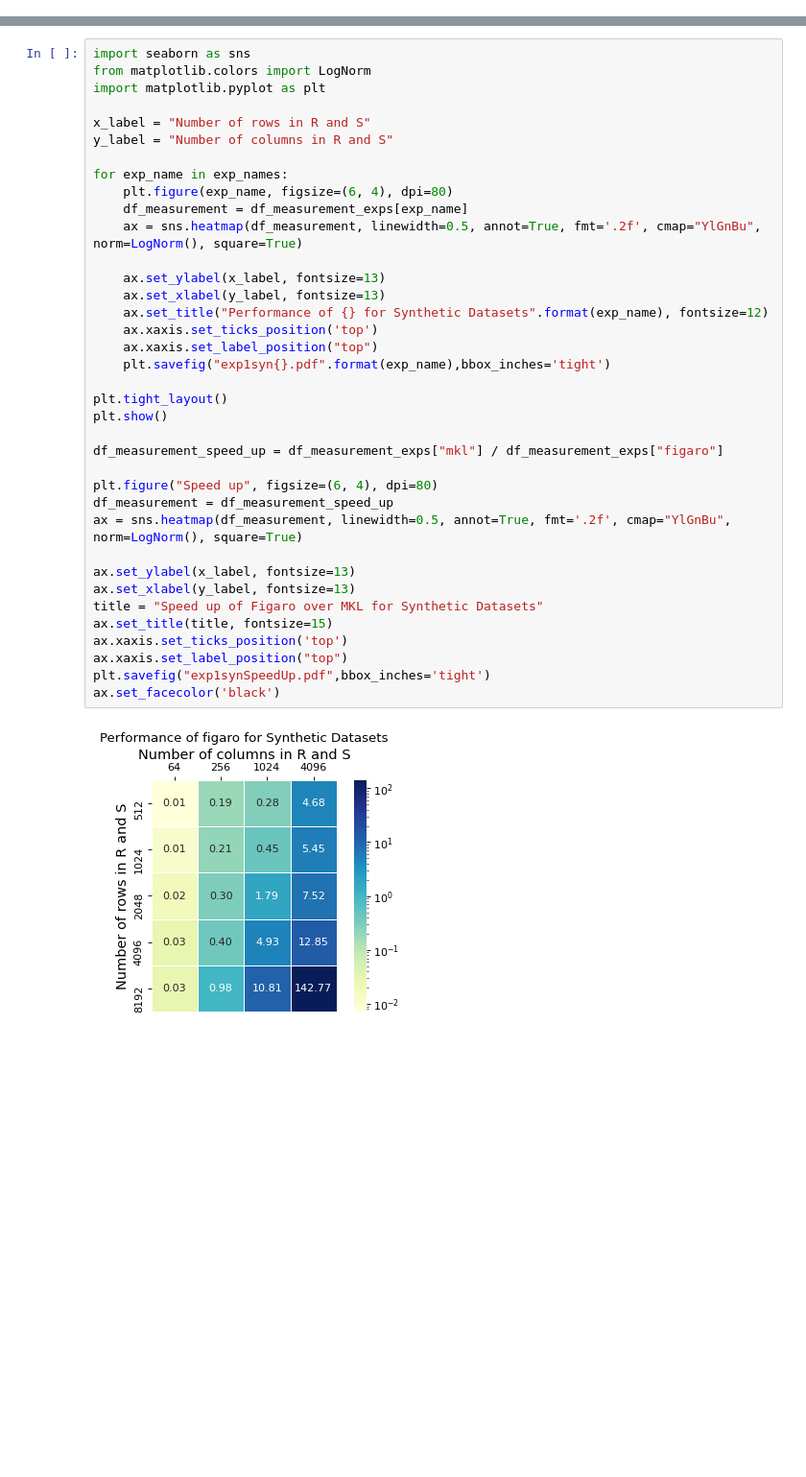
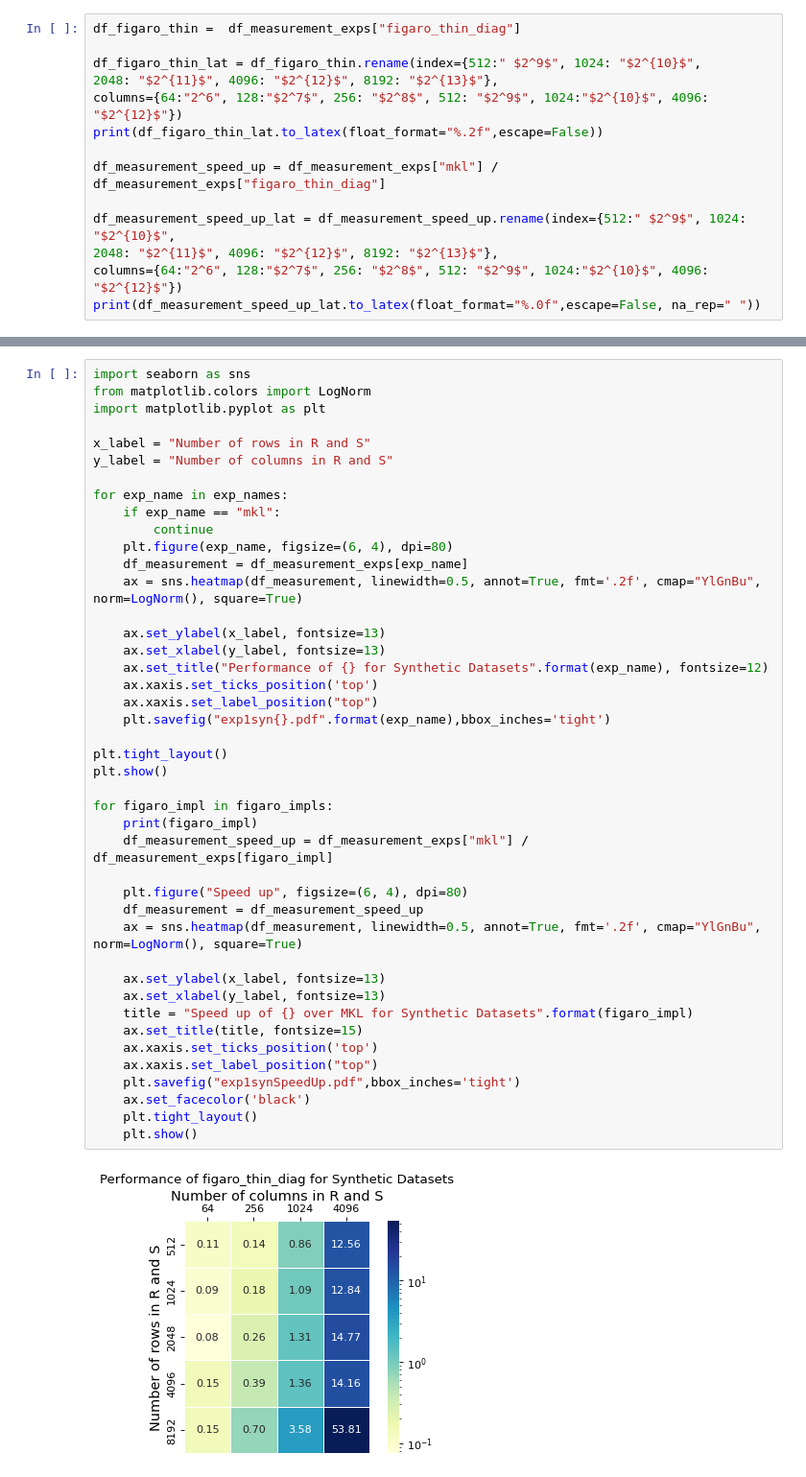
Before and after one commit to Sigmod2022ReproFigaro/figaro-VLDBJ, a Jupyter notebook: scripts/jupyter_notebooks/performance_synthetic.ipynb, the cells around one changed output, grey strips where cells are left out. Shown at 96% size. Saved outputs shown, nothing was run; the diff lists cells and outputs as text; blank space fills up the shorter version.

```diff
--- a/scripts/jupyter_notebooks/performance_synthetic.ipynb
+++ b/scripts/jupyter_notebooks/performance_synthetic.ipynb
@@ -94,3 +97,17 @@ df_measurement_speed_up = df_measurement_exps["mkl"] / df_measurement_exps["figa
 /local/scratch/Figaro/figaro-code/comparisons/performance/python/numpy/DBCartesianProduct13/time.xlsx
 /local/scratch/Figaro/figaro-code/comparisons/performance/python/numpy/DBCartesianProduct14/time.xlsx
 /local/scratch/Figaro/figaro-code/comparisons/performance/python/numpy/DBCartesianProduct17/time.xlsx
+# %%
+df_figaro_thin =  df_measurement_exps["figaro_thin_diag"]
+
+df_figaro_thin_lat = df_figaro_thin.rename(index={512:" $2^9$", 1024: "$2^{10}$",
+2048: "$2^{11}$", 4096: "$2^{12}$", 8192: "$2^{13}$"},
+columns={64:"2^6", 128:"$2^7$", 256: "$2^8$", 512: "$2^9$", 1024:"$2^{10}$", 4096: "$2^{12}$"})
+print(df_figaro_thin_lat.to_latex(float_format="%.2f",escape=False))
+
+df_measurement_speed_up = df_measurement_exps["mkl"] / df_measurement_exps["figaro_thin_diag"]
+
+df_measurement_speed_up_lat = df_measurement_speed_up.rename(index={512:" $2^9$", 1024: "$2^{10}$",
+2048: "$2^{11}$", 4096: "$2^{12}$", 8192: "$2^{13}$"},
+columns={64:"2^6", 128:"$2^7$", 256: "$2^8$", 512: "$2^9$", 1024:"$2^{10}$", 4096: "$2^{12}$"})
+print(df_measurement_speed_up_lat.to_latex(float_format="%.0f",escape=False, na_rep=" "))
@@ -97,39 +132,45 @@ df_measurement_speed_up = df_measurement_exps["mkl"] / df_measurement_exps["figa
 # %%
 import seaborn as sns
 from matplotlib.colors import LogNorm
 import matplotlib.pyplot as plt
 
 x_label = "Number of rows in R and S"
 y_label = "Number of columns in R and S"
 
 for exp_name in exp_names:
+    if exp_name == "mkl":
+        continue
     plt.figure(exp_name, figsize=(6, 4), dpi=80)
     df_measurement = df_measurement_exps[exp_name]
     ax = sns.heatmap(df_measurement, linewidth=0.5, annot=True, fmt='.2f', cmap="YlGnBu", norm=LogNorm(), square=True)
 
     ax.set_ylabel(x_label, fontsize=13)
     ax.set_xlabel(y_label, fontsize=13)
     ax.set_title("Performance of {} for Synthetic Datasets".format(exp_name), fontsize=12)
     ax.xaxis.set_ticks_position('top')
     ax.xaxis.set_label_position("top")
     plt.savefig("exp1syn{}.pdf".format(exp_name),bbox_inches='tight')
 
 plt.tight_layout()
 plt.show()
 
-df_measurement_speed_up = df_measurement_exps["mkl"] / df_measurement_exps["figaro"]
+for figaro_impl in figaro_impls:
+    print(figaro_impl)
+    df_measurement_speed_up = df_measurement_exps["mkl"] / df_measurement_exps[figaro_impl]
 
-plt.figure("Speed up", figsize=(6, 4), dpi=80)
-df_measurement = df_measurement_speed_up
-ax = sns.heatmap(df_measurement, linewidth=0.5, annot=True, fmt='.2f', cmap="YlGnBu", norm=LogNorm(), square=True)
+    plt.figure("Speed up", figsize=(6, 4), dpi=80)
+    df_measurement = df_measurement_speed_up
+    ax = sns.heatmap(df_measurement, linewidth=0.5, annot=True, fmt='.2f', cmap="YlGnBu", norm=LogNorm(), square=True)
 
-ax.set_ylabel(x_label, fontsize=13)
-ax.set_xlabel(y_label, fontsize=13)
-title = "Speed up of Figaro over MKL for Synthetic Datasets"
-ax.set_title(title, fontsize=15)
-ax.xaxis.set_ticks_position('top')
-ax.xaxis.set_label_position("top")
-plt.savefig("exp1synSpeedUp.pdf",bbox_inches='tight')
-ax.set_facecolor('black')
+    ax.set_ylabel(x_label, fontsize=13)
+    ax.set_xlabel(y_label, fontsize=13)
+    title = "Speed up of {} over MKL for Synthetic Datasets".format(figaro_impl)
+    ax.set_title(title, fontsize=15)
+    ax.xaxis.set_ticks_position('top')
+    ax.xaxis.set_label_position("top")
+    plt.savefig("exp1synSpeedUp.pdf",bbox_inches='tight')
+    ax.set_facecolor('black')
+    plt.tight_layout()
+    plt.show()
 # %% [output]
-[figure, old version]
+[figure, new version]
```
Also changed, not shown: parts of 3 cells of this notebook.
